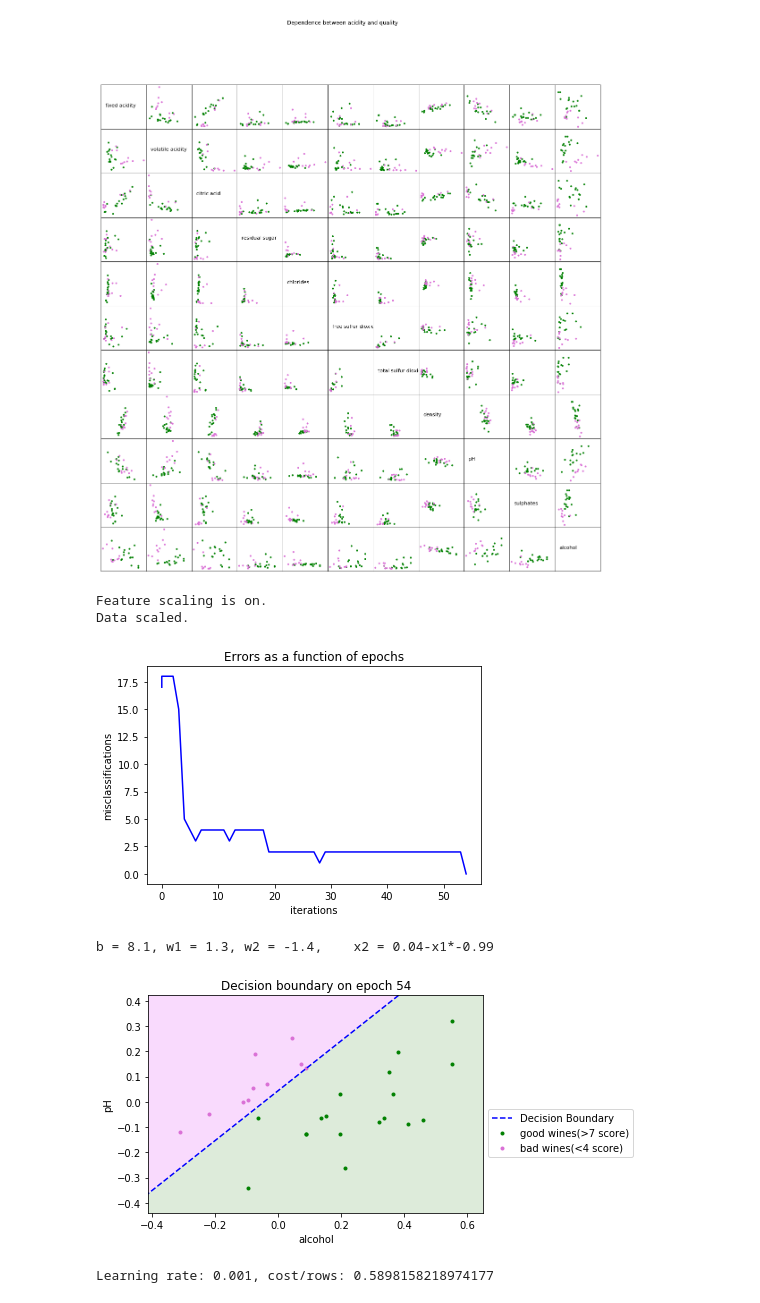
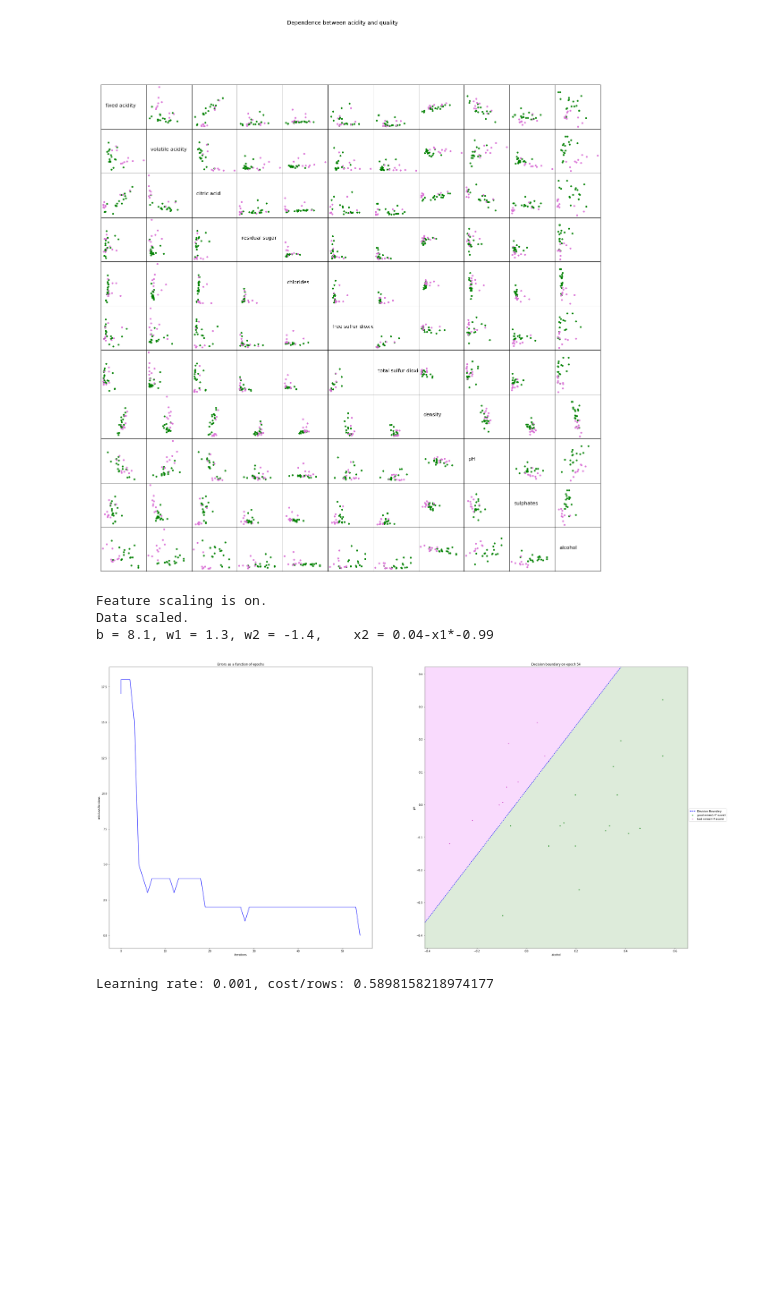
Before and after one commit to tsergien/sommelier, a Jupyter notebook: perceptron.ipynb, the cells around one changed output. Drawn from its saved outputs; the diff is of its cells as text; code cells hidden in the pictures; blank space fills up the shorter version.

Commit message:
make 1 fig in plots

```diff
--- a/perceptron.ipynb
+++ b/perceptron.ipynb
@@ -67,7 +67,6 @@ def feature_scaling(x: pd.DataFrame):
 from math import exp
 import random
 random.seed(1777)
-
 
 def inf():
     i = 0
@@ -122,6 +121,18 @@ class Perceptron(object):
         return dot(self.w, x) + self.bias
 
 
+def plot_cost(performance, epoch, ax):
+    if epoch < 0 or epoch > performance[-1][0]:
+        print(f'epoch was : {epoch}')
+        epoch = performance[-1][0]
+    errors = [performance[i][1]  for i in range(len(performance))]
+    epochs = [performance[i][0]  for i in range(len(performance))]
+    ax.plot(epochs, errors, c='b')
+    ax.set_xlabel('iterations')
+    ax.set_ylabel('misclassifications')
+    ax.set_title('Errors as a function of epochs')
+    return
+
 pink, green = (0.976, 0.854, 0.992), (0.866, 0.921, 0.854)
 def plot_performance(performance, wine_data, good_thresh, bad_thresh, factors: list, epoch=-1, save_plot=False):
     """
@@ -130,30 +141,19 @@ def plot_performance(performance, wine_data, good_thresh, bad_thresh, factors: l
     1) Classification Errors vs. Epochs
     2) Decision boundary for two factors
     """
-    if epoch < 0 or epoch > performance[-1][0]:
-        print(f'epoch was : {epoch}')
-        epoch = performance[-1][0]
-    plt.figure(1)
-    errors = [performance[i][1]  for i in range(len(performance))]
-    epochs = [performance[i][0]  for i in range(len(performance))]
-    plt.plot(epochs, errors, c='b')
-    plt.xlabel('iterations')
-    plt.ylabel('misclassifications')
-    plt.title('Errors as a function of epochs')
-    plt.show()
+    f, ax = plt.subplots(1, 2, figsize=(20, 0))
+    plot_cost(performance, epoch, ax[0])
 
     b = performance[epoch][3]
     w1 = performance[epoch][2][0]
     w2 = performance[epoch][2][1]
     assert w2 != 0, "w2 = 0"
-    print(f'b = {round(b,1)}, w1 = {round(w1, 1)}, w2 = {round(w2, 1)},\
-    x2 = {round((good_thresh - b)/w2,2)}-x1*{round(w1/w2,2)}')
     f1 = [i for i in range(-50, 50)]
     f2 = [ (good_thresh - b - w1 * f1[j]) / w2 for j in range(len(f1))]
-    plt.figure(2)
-    plt.xlim(min(wine_data[factors[0]].values)-0.1, max(wine_data[factors[0]].values)+0.1)
-    plt.ylim(min(wine_data[factors[1]].values)-0.1, max(wine_data[factors[1]].values)+0.1)
-    plt.plot(f1, f2, linestyle='--', color='b', label='Decision Boundary')
+
+    ax[1].set_xlim(min(wine_data[factors[0]].values)-0.1, max(wine_data[factors[0]].values)+0.1)
+    ax[1].set_ylim(min(wine_data[factors[1]].values)-0.1, max(wine_data[factors[1]].values)+0.1)
+    ax[1].plot(f1, f2, linestyle='--', color='b', label='Decision Boundary')
 
     goods = wine_data[wine_data.quality >= good_thresh]
     bads = wine_data[wine_data.quality <= bad_thresh]
@@ -169,49 +169,50 @@ def plot_performance(performance, wine_data, good_thresh, bad_thresh, factors: l
     if upper_dots > len(xb) / 2:
         right_color, left_color = pink, green
 
-
-    plt.fill_between(f1, f2, max(f1)+5, facecolor=right_color)
-    plt.fill_between(f1, f2, min(f1)-5, facecolor=left_color)
-    plt.scatter(xg, yg, marker='.', c='green', label=f'good wines(>{good_thresh-1} score)')
-    plt.scatter(xb, yb, marker='.', c='orchid', label=f'bad wines(<{bad_thresh+1} score)')
-    plt.title(f'Decision boundary on epoch {epoch}')
-    plt.xlabel(factors[0])
-    plt.ylabel(factors[1])
+    ax[1].fill_between(f1, f2, max(f1)+5, facecolor=right_color)
+    ax[1].fill_between(f1, f2, min(f1)-5, facecolor=left_color)
+    ax[1].scatter(xg, yg, marker='.', c='green', label=f'good wines(>{good_thresh-1} score)')
+    ax[1].scatter(xb, yb, marker='.', c='orchid', label=f'bad wines(<{bad_thresh+1} score)')
+    ax[1].set_title(f'Decision boundary on epoch {epoch}')
+    ax[1].set_xlabel(factors[0])
+    ax[1].set_ylabel(factors[1])
     plt.legend(loc='upper left', bbox_to_anchor=(1, 0.5))
+    print(f'b = {round(b,1)}, w1 = {round(w1, 1)}, w2 = {round(w2, 1)},\
+    x2 = {round((good_thresh - b)/w2,2)}-x1*{round(w1/w2,2)}')
+    plt.show()
     return
 
 def prepare_data_and_train(wine_data: pd.DataFrame, learning_rate, \
                            factors: list, wines_threshs: list, epochs: int):
     perceptron = Perceptron(wines_threshs[1], learning_rate, epochs)
     part = wine_data[(wine_data.quality <= wines_threshs[0]) | (wine_data.quality >= wines_threshs[1])]
     part.index = range(len(part))
     x = part[factors].values
     d = (part['quality'] >= wines_threshs[1]).astype(int)
     perceptron.train(x, d)
     plot_performance(perceptron.res, part, wines_threshs[1], wines_threshs[0], factors, perceptron.res[-1][0])
     return
 
 
 red_df = pd.read_csv("resources/winequality-red.csv", sep=";")
 # prepare_data_and_train(red_df, 0.1, ['alcohol', 'pH'], [3, 8], 0)
 
 # feature scaling
 red_df = feature_scaling(red_df)
 prepare_data_and_train(red_df, 0.1, ['alcohol', 'pH'], [3, 8], 0)
 
 # prepare_data_and_train(red_df, 0.1, ['chlorides', 'sulphates'], [3, 8], 10000)
 # prepare_data_and_train(red_df, 0.1, ['volatile acidity', 'alcohol'], [3, 8], 10000)
 # prepare_data_and_train(red_df, 0.01, ['density', 'volatile acidity'], [3, 8], 10000)
 # prepare_data_and_train(red_df, 0.1, ['density', 'volatile acidity'], [3, 8], 10000)
 # prepare_data_and_train(red_df, 0.1, ['alcohol', 'pH'], [4, 7], 15000)
 
 # V.2 end
 # %% [output]
 Feature scaling is on.
 Data scaled.
+b = 8.1, w1 = 1.3, w2 = -1.4,    x2 = 0.04-x1*-0.99
-[figure, old version]
+[figure, new version]
-b = 8.1, w1 = 1.3, w2 = -1.4,    x2 = 0.04-x1*-0.99
-[figure, removed]
 # %%
 # V.3
 
```
Also changed, not shown: parts of 6 cells of this notebook.
